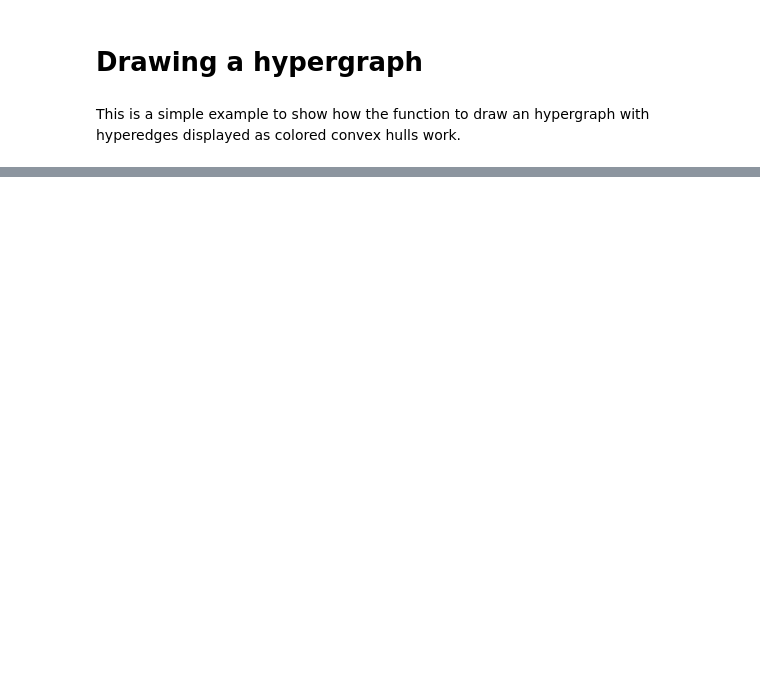
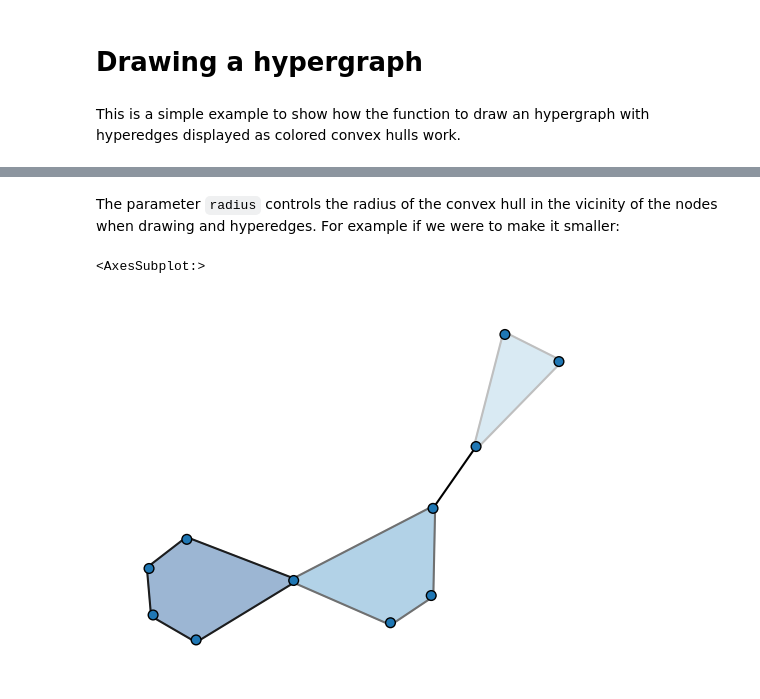
Before and after one commit to xgi-org/xgi, a Jupyter notebook: convex_hull_drawing_example.ipynb, the cells around one changed output, grey strips where cells are left out. Saved outputs shown, nothing was run; the diff lists cells and outputs as text; code cells hidden in the pictures; blank space fills up the shorter version.

```diff
--- a/convex_hull_drawing_example.ipynb
+++ b/convex_hull_drawing_example.ipynb
@@ -14,0 +32,7 @@ xgi.draw_hypergraph_hull(H)
+# %% [markdown]
+The parameter `radius` controls the radius of the convex hull in the vicinity of the nodes when drawing and hyperedges. For example if we were to make it smaller:
+# %%
+xgi.draw_hypergraph_hull(H, radius=0.01)
+# %% [output]
+<AxesSubplot:>
+[figure, added]
```
Also changed, not shown: parts of 9 cells of this notebook.
